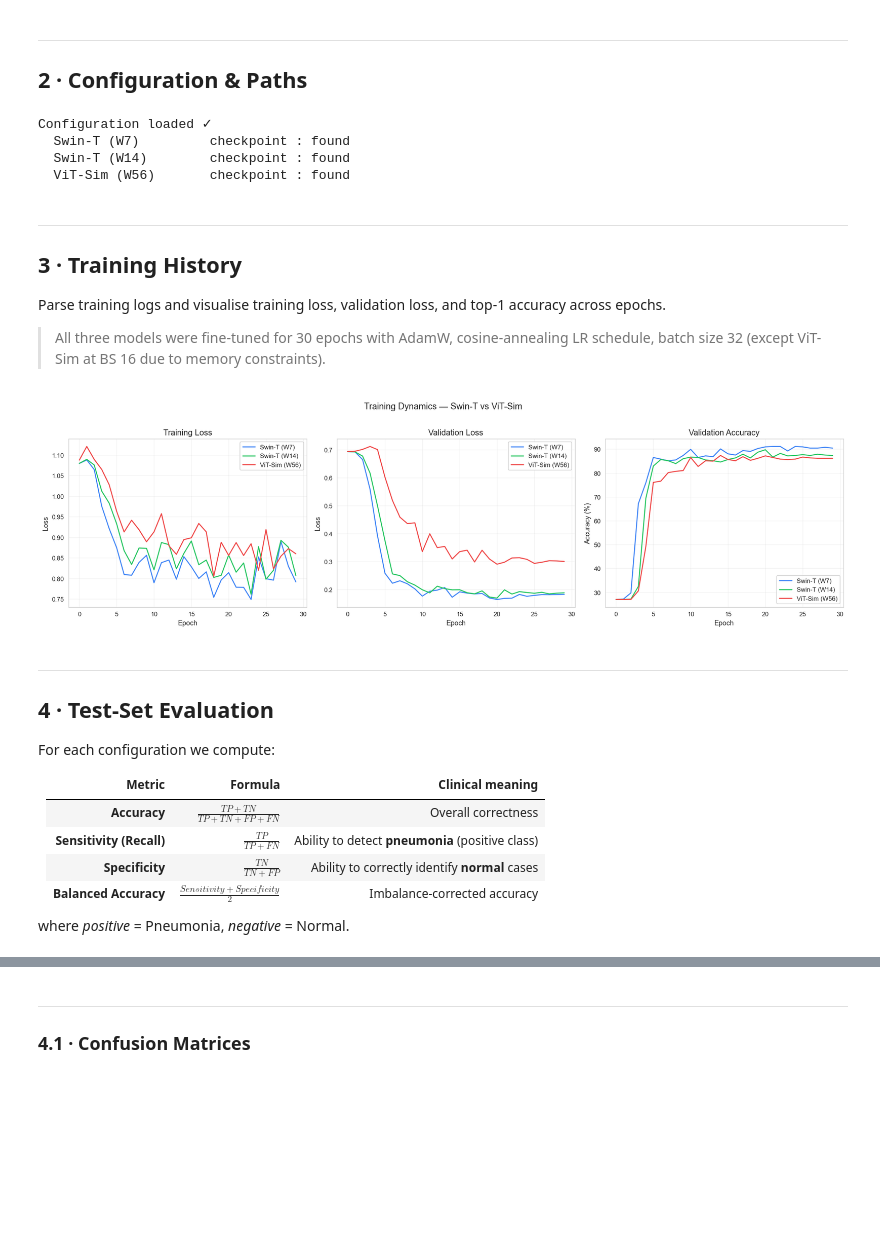
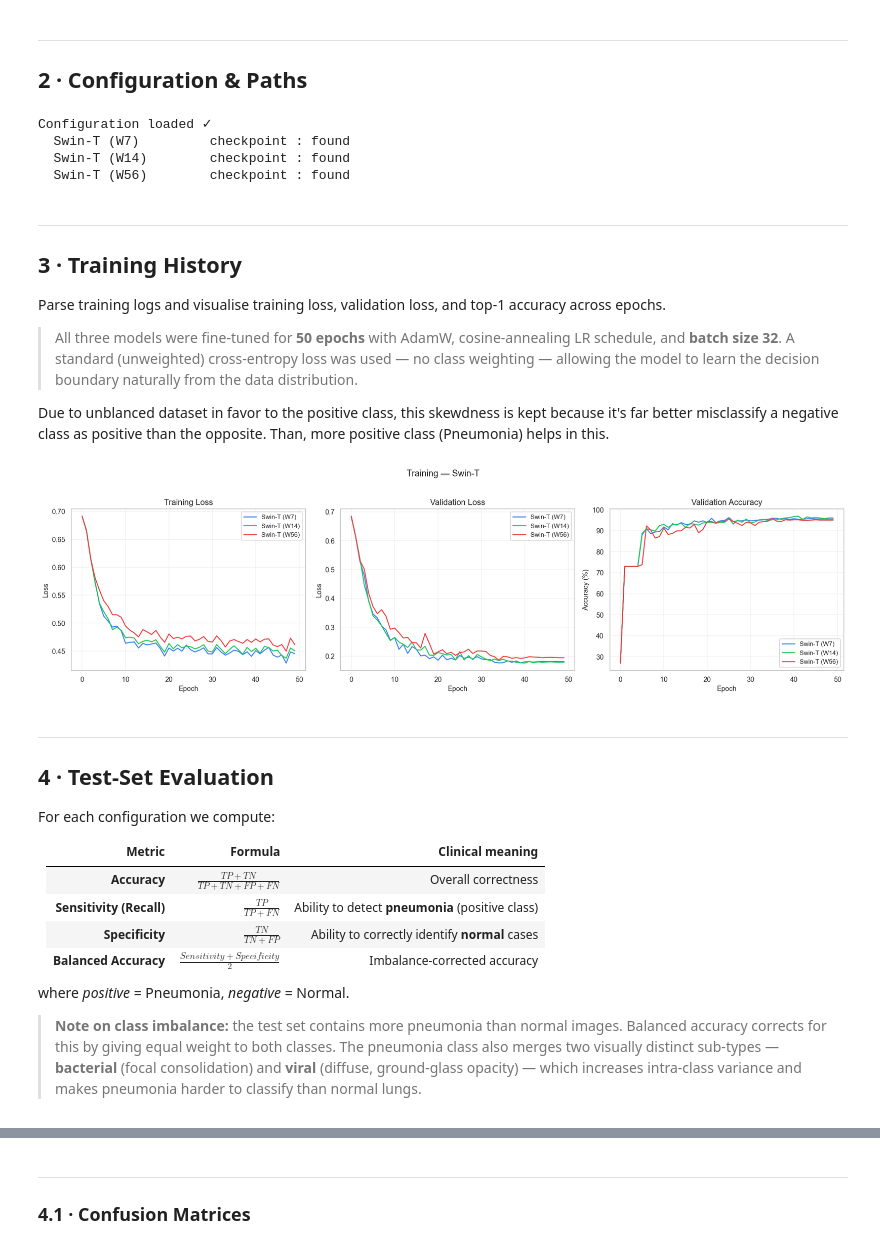
Before and after one commit to ma3ti/Swin-transformer-ChestXray, a Jupyter notebook: finetune/swin_cv_report.ipynb, the cells around one changed output, grey strips where cells are left out. Drawn from its saved outputs; the diff is of its cells as text; code cells hidden in the pictures; blank space fills up the shorter version.

```diff
--- a/finetune/swin_cv_report.ipynb
+++ b/finetune/swin_cv_report.ipynb
@@ -102,20 +104,20 @@ IMAGE_DIR = "./Images/"
 MODEL_CONFIGS = {
     "Swin-T (W7)": {
         "cfg": "../configs/swin/chest_xray_finetune.yaml",
-        "ckpt": "results/swin/swin7.pth",
-        "log": "results/swin/log_rank0.txt",
+        "ckpt": "output/swin_w7/swin7.pth",
+        "log": "output/swin_w7/log_rank0.txt",
         "color": "#3b82f6",
     },
     "Swin-T (W14)": {
         "cfg": "../configs/swin/chest_xray_finetune14.yaml",
-        "ckpt": "results/swin14/swin14.pth",
-        "log": "results/swin14/log_rank0.txt",
+        "ckpt": "output/swin_w14/swin14.pth",
+        "log": "output/swin_w14/log_rank0.txt",
         "color": "#22c55e",
     },
-    "ViT-Sim (W56)": {
+    "Swin-T (W56)": {
         "cfg": "../configs/swin/chest_xray_vit.yaml",
-        "ckpt": "results/vit/vit.pth",
-        "log": "results/vit/log_rank0.txt",
+        "ckpt": "output/swin_w56/swin56.pth",
+        "log": "output/swin_w56/log_rank0.txt",
         "color": "#ef4444",
     },
 }
@@ -154,14 +156,16 @@ for name, info in MODEL_CONFIGS.items():
 Configuration loaded ✓
   Swin-T (W7)         checkpoint : found
   Swin-T (W14)        checkpoint : found
-  ViT-Sim (W56)       checkpoint : found
+  Swin-T (W56)        checkpoint : found
 # %% [markdown]
 ---
 ## 3 · Training History
 
 Parse training logs and visualise training loss, validation loss, and top-1 accuracy across epochs.
 
-> All three models were fine-tuned for 30 epochs with AdamW, cosine-annealing LR schedule, batch size 32 (except ViT-Sim at BS 16 due to memory constraints).
+> All three models were fine-tuned for **50 epochs** with AdamW, cosine-annealing LR schedule, and **batch size 32**. A standard (unweighted) cross-entropy loss was used — no class weighting — allowing the model to learn the decision boundary naturally from the data distribution.
+
+Due to unblanced dataset in favor to the positive class, this skewdness is kept because it's far better misclassify a negative class as positive than the opposite. Than, more positive class (Pneumonia) helps in this.
 # %%
 def parse_training_log(file_path: str) -> dict | None:
     """Parse a Swin training log and return per-epoch metrics.
@@ -222,32 +218,32 @@ def parse_training_log(file_path: str) -> dict | None:
 # %%
 # ── Parse all logs ────────────────────────────────────────────────────
 logs = {}
 for name, info in MODEL_CONFIGS.items():
     logs[name] = parse_training_log(info["log"])
 
 # ── Plot ─────────────────────────────────────────────────────────────
 fig, axes = plt.subplots(1, 3, figsize=(18, 5))
 titles  = ["Training Loss", "Validation Loss", "Validation Accuracy"]
 y_keys  = ["train_loss", "val_loss", "val_acc"]
 y_labels = ["Loss", "Loss", "Accuracy (%)"]
 
 for ax, title, key, ylabel in zip(axes, titles, y_keys, y_labels):
     for name, d in logs.items():
         if d is None:
             continue
         ls = "-"
         ax.plot(d["epochs"], d[key], ls, label=name,
                 color=MODEL_CONFIGS[name]["color"], linewidth=1.6)
     ax.set(title=title, xlabel="Epoch", ylabel=ylabel)
     ax.legend(framealpha=0.9)
     ax.grid(True, alpha=0.25)
 
-fig.suptitle("Training Dynamics — Swin-T vs ViT-Sim", fontsize=14, y=1.02)
+fig.suptitle("Training — Swin-T", fontsize=14, y=1.02)
 fig.tight_layout()
 fig.savefig(IMAGE_DIR + "training_history.png", bbox_inches="tight")
 plt.show()
 # %% [output]
-[figure, old version]
+[figure, new version]
 # %% [markdown]
 ---
 ## 4 · Test-Set Evaluation
@@ -262,6 +258,8 @@ For each configuration we compute:
 | **Balanced Accuracy** | $\frac{Sensitivity + Specificity}{2}$ | Imbalance-corrected accuracy |
 
 where *positive* = Pneumonia, *negative* = Normal.
+
+> **Note on class imbalance:** the test set contains more pneumonia than normal images. Balanced accuracy corrects for this by giving equal weight to both classes. The pneumonia class also merges two visually distinct sub-types — **bacterial** (focal consolidation) and **viral** (diffuse, ground-glass opacity) — which increases intra-class variance and makes pneumonia harder to classify than normal lungs.
 # %%
 def load_test_data(test_dir: str, batch_size: int = 32) -> tuple:
     """Return (DataLoader, class_names) for the test split."""
```
Also changed, not shown: parts of 21 cells of this notebook, 18 other files.
